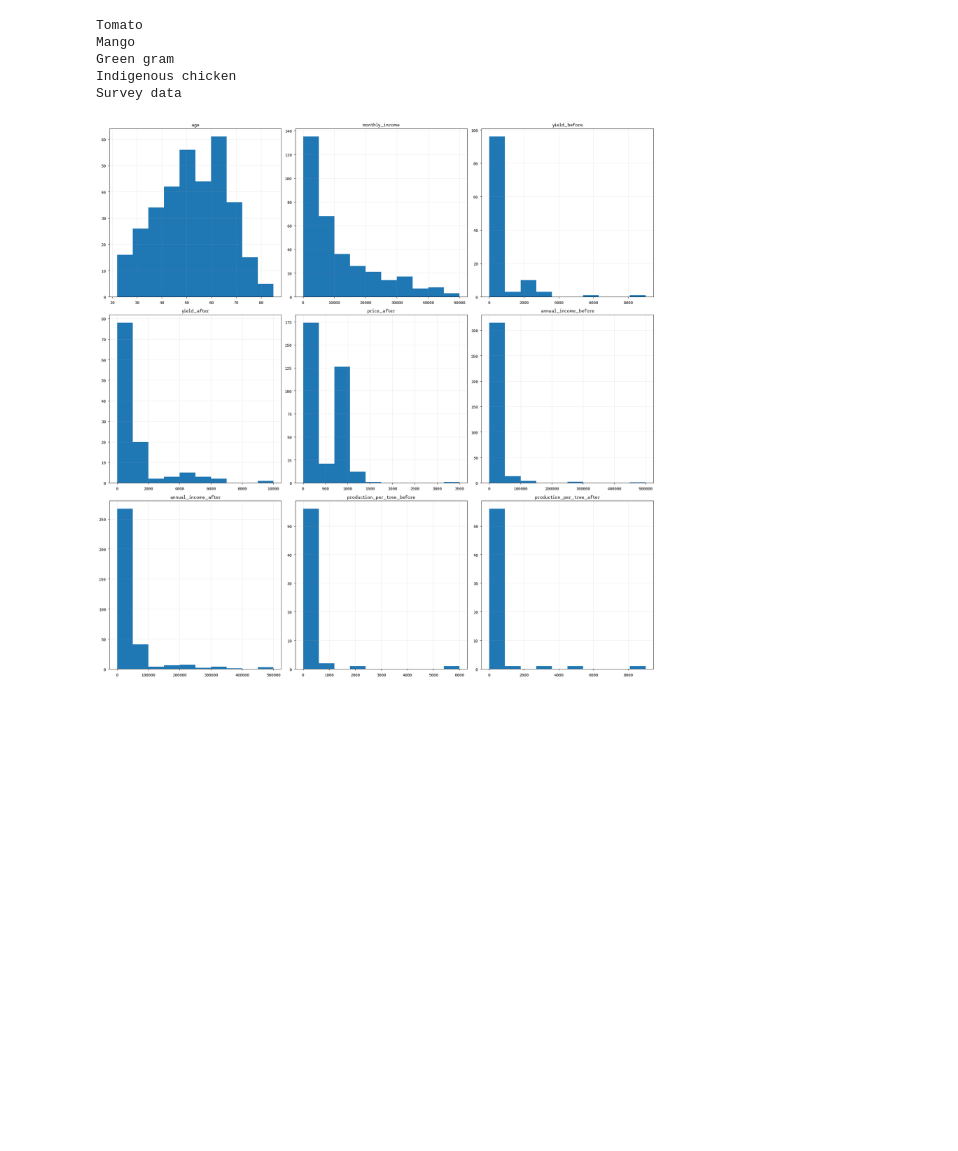
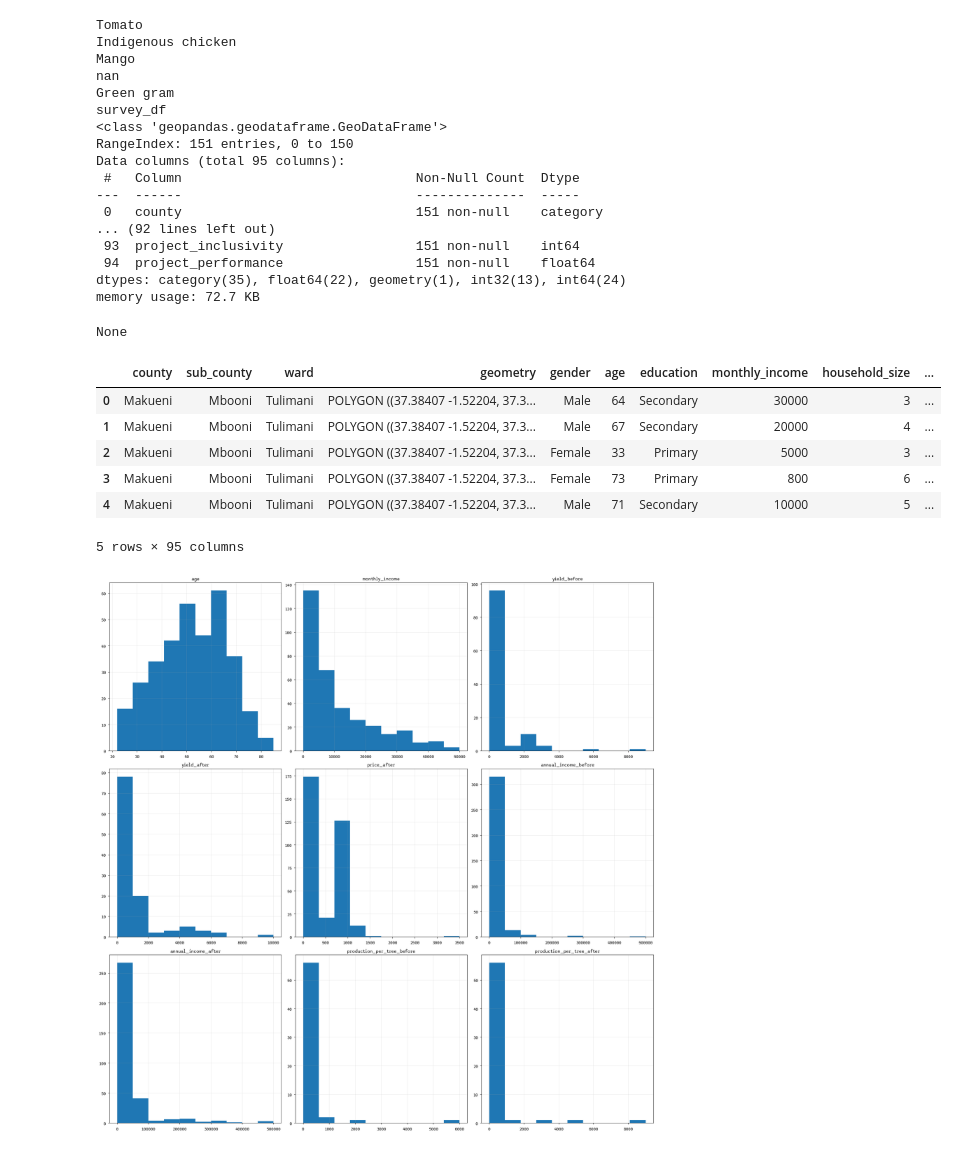
Before and after one commit to StephKisee/narigp-farmer-impact-study, a Jupyter notebook: notebooks/notebook.ipynb, the cells around one changed output. Saved outputs shown, nothing was run; the diff lists cells and outputs as text; code cells hidden in the pictures; blank space fills up the shorter version.

Commit message:
Added map data to notebook.

```diff
--- a/notebooks/notebook.ipynb
+++ b/notebooks/notebook.ipynb
@@ -105,6 +105,14 @@ def engineer_change_features(dataframe, drop_before_after=False):
 # %%
 survey = pd.read_excel('../data/raw/NARIG_Survey.xlsx', usecols='A:EG')
 column_names = pd.read_json('../data/processed/json/column_names.json', typ='series')
+
+kenya = gpd.read_file('../data/processed/geojson/kenya.geojson')
+counties = gpd.read_file('../data/processed/geojson/kenya_counties.geojson')
+sub_counties = gpd.read_file('../data/processed/geojson/kenya_sub_counties.geojson')
+wards = gpd.read_file('../data/processed/geojson/kenya_wards.geojson')
+makueni_county = counties[counties['county'] == 'Makueni']
+makueni_sub_counties = sub_counties[sub_counties['county'] == 'Makueni']
+makueni_wards = wards[wards['county'] == 'Makueni']
 
 survey.rename(columns=column_names, inplace=True)
 
@@ -120,6 +128,8 @@ ordinal_map = {'Strongly Agree': 5,
                'Strongly Disagree': 1}
 
 reverse_map = {v: k for k, v in ordinal_map.items()}
+
+survey = makueni_wards.merge(survey, on='ward', how='left')
 
 survey.replace(replace_map, inplace=True)
 survey.replace(ordinal_map, inplace=True)
@@ -135,46 +145,66 @@ knowledge_cols = survey.columns[17:22].tolist()
 practice_cols = survey.columns[22:27].tolist()
 vc_performance_cols = survey.columns[27:-6].tolist()
 performance_cols = survey.columns[-6:].tolist()
 
 value_chains = list(survey['value_chain'].unique())
 
 narig_dfs = {vc: survey[survey['value_chain'] == vc].dropna(axis=1, how='all') for vc in value_chains}
 
 for k, v in narig_dfs.items():
     v.columns = v.columns.str.replace('_\d', '', regex=True)
-    v.dropna(axis=0, inplace=True)
+    # v.dropna(axis=0, inplace=True)
     # v = create_composite_feature(v, attitude_cols, 'farmer_attitudes')
     # v = create_composite_feature(v, knowledge_cols, 'farmer_knowledge')
     # v = create_composite_feature(v, practice_cols, 'farmer_practices')
     # v = create_composite_feature(v, performance_cols, 'project_performance')
     # v = engineer_change_features(v)
 
+narig_dfs['survey_df'] = pd.concat(narig_dfs.values(), ignore_index=True)
+narig_dfs['survey_df'] = narig_dfs['survey_df'][[col for col in orig_col_order if col in narig_dfs['survey_df'].columns]]
 
+narig_dfs['survey_df'].replace(reverse_map, inplace=True)
+numeric_cols = narig_dfs['survey_df'].select_dtypes('number').columns.tolist()
+narig_dfs['survey_df'].replace(ordinal_map, inplace=True)
 
-narig_dfs['Survey data'] = pd.concat(narig_dfs.values(), ignore_index=True)
-narig_dfs['Survey data'] = narig_dfs['Survey data'][[col for col in orig_col_order if col in narig_dfs['Survey data'].columns]]
-
-narig_dfs['Survey data'].replace(reverse_map, inplace=True)
-numeric_cols = narig_dfs['Survey data'].select_dtypes('number').columns.tolist()
-narig_dfs['Survey data'].replace(ordinal_map, inplace=True)
-
-narig_dfs['Survey data'] = create_composite_feature(narig_dfs['Survey data'], attitude_cols, 'farmer_attitudes', drop_features=False)
-narig_dfs['Survey data'] = create_composite_feature(narig_dfs['Survey data'], knowledge_cols, 'farmer_knowledge', drop_features=False)
-narig_dfs['Survey data'] = create_composite_feature(narig_dfs['Survey data'], practice_cols, 'farmer_practices', drop_features=False)
-narig_dfs['Survey data'] = create_composite_feature(narig_dfs['Survey data'], performance_cols, 'project_performance', drop_features=False)
-narig_dfs['Survey data'] = engineer_change_features(narig_dfs['Survey data'], drop_before_after=False)
+narig_dfs['survey_df'] = engineer_change_features(narig_dfs['survey_df'], drop_before_after=False)
+# narig_dfs['survey_df'] = create_composite_feature(narig_dfs['survey_df'], attitude_cols, 'farmer_attitudes', drop_features=False)
+# narig_dfs['survey_df'] = create_composite_feature(narig_dfs['survey_df'], knowledge_cols, 'farmer_knowledge', drop_features=False)
+# narig_dfs['survey_df'] = create_composite_feature(narig_dfs['survey_df'], practice_cols, 'farmer_practices', drop_features=False)
+narig_dfs['survey_df'] = create_composite_feature(narig_dfs['survey_df'], performance_cols, 'project_performance', drop_features=False)
 
 for k, v in narig_dfs.items():
     for col in v.select_dtypes('object').columns:
         v[col] = v[col].astype('category')
     for col in v.select_dtypes('float').columns:
         if v[col].apply(float.is_integer).all():
             v[col] = v[col].astype(int)
     print(k)
+
+display(narig_dfs['survey_df'].info(), narig_dfs['survey_df'].head())
 # %% [output]
 Tomato
+Indigenous chicken
 Mango
+nan
 Green gram
-Indigenous chicken
-Survey data
+survey_df
+<class 'geopandas.geodataframe.GeoDataFrame'>
+RangeIndex: 151 entries, 0 to 150
+Data columns (total 95 columns):
+ #   Column                              Non-Null Count  Dtype
+---  ------                              --------------  -----
+ 0   county                              151 non-null    category
+... (92 lines left out)
+ 93  project_inclusivity                 151 non-null    int64
+ 94  project_performance                 151 non-null    float64
+dtypes: category(35), float64(22), geometry(1), int32(13), int64(24)
+memory usage: 72.7 KB
+None
+|  | county | sub_county | ward | geometry | gender | age | education | monthly_income | household_size | ... |
+| 0 | Makueni | Mbooni | Tulimani | POLYGON ((37.38407 -1.52204, 37.3... | Male | 64 | Secondary | 30000 | 3 | ... |
+| 1 | Makueni | Mbooni | Tulimani | POLYGON ((37.38407 -1.52204, 37.3... | Male | 67 | Secondary | 20000 | 4 | ... |
+| 2 | Makueni | Mbooni | Tulimani | POLYGON ((37.38407 -1.52204, 37.3... | Female | 33 | Primary | 5000 | 3 | ... |
+| 3 | Makueni | Mbooni | Tulimani | POLYGON ((37.38407 -1.52204, 37.3... | Female | 73 | Primary | 800 | 6 | ... |
+| 4 | Makueni | Mbooni | Tulimani | POLYGON ((37.38407 -1.52204, 37.3... | Male | 71 | Secondary | 10000 | 5 | ... |
+5 rows × 95 columns
 # %%
```
Also changed, not shown: parts of 1 cell of this notebook.
